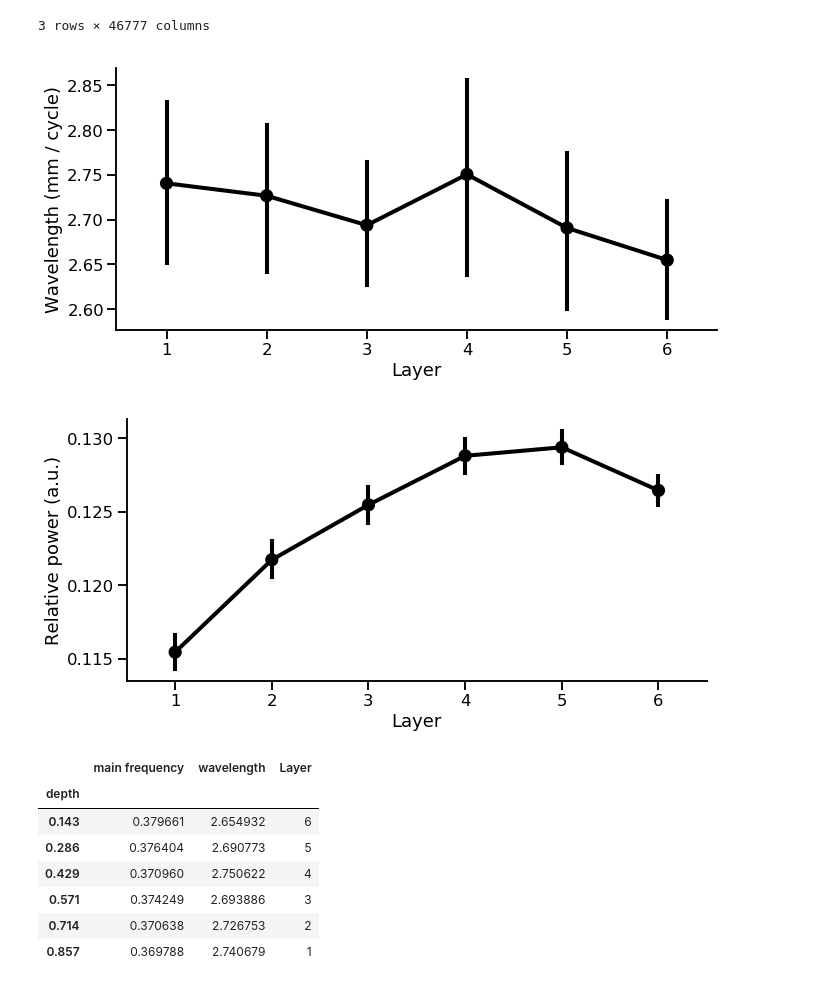
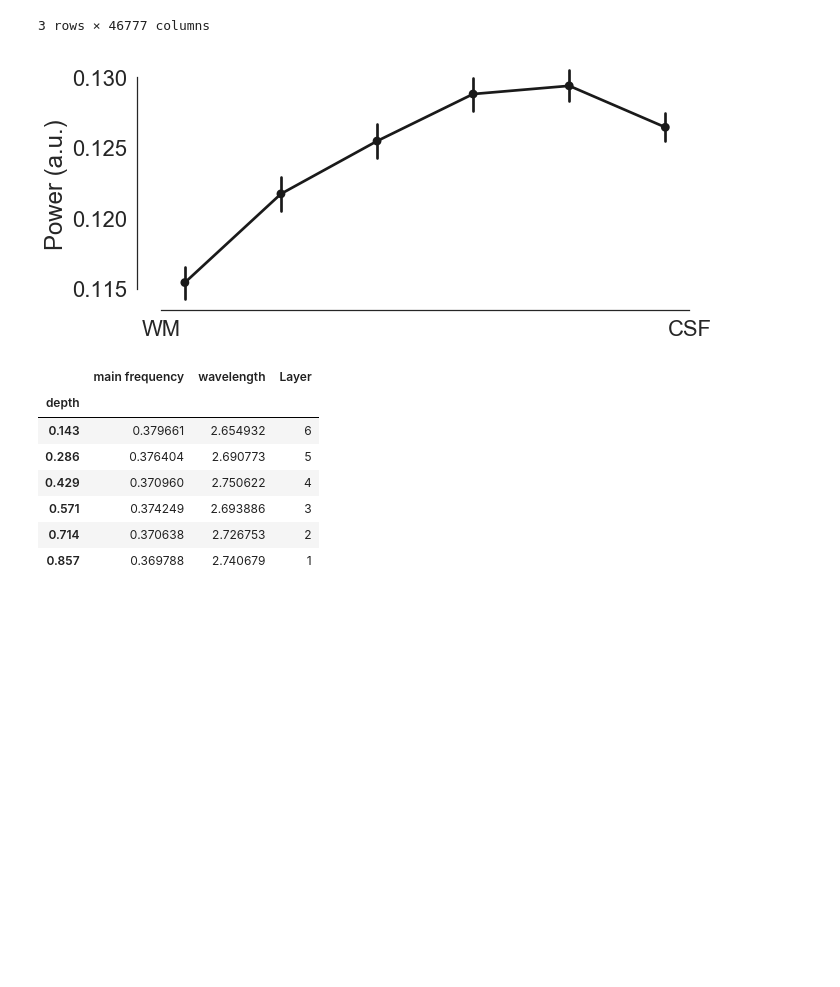
Before and after one commit to VU-Cog-Sci/odc_mapping, a Jupyter notebook: analysis/notebooks/Analyze spatial frequency on surface.ipynb, the cells around one changed output. Cells and saved outputs as stored; diff of their text form; code cells hidden in the pictures; blank space fills up the shorter version.

```diff
--- a/analysis/notebooks/Analyze spatial frequency on surface.ipynb
+++ b/analysis/notebooks/Analyze spatial frequency on surface.ipynb
@@ -114,0 +152,2 @@ mean_wl_energie_across_orientations.T.groupby(['subject', 'session', 'hemi']).me
+# %%
+sns.set(font='helvetica', style='white', font_scale=2.)
@@ -178,0 +274,2 @@ wl['Layer'] = wl.index.get_level_values('depth').map(lambda d: 6 - unique_depths
+# %%
+sns.set(font_scale=2., style='white')
@@ -179,16 +278,17 @@ wl['Layer'] = wl.index.get_level_values('depth').map(lambda d: 6 - unique_depths
 # %%
-fac = sns.catplot('Layer', 'wavelength', data=wl.reset_index(), kind='point', ci=67, aspect=2., color='k')
-fac.set_ylabels('Wavelength (mm / cycle)')
+with PdfPages('/Users/gdehol/Dropbox/Science/7t_binocular/paper/figures/known_patterns/depth_power.pdf') as pdf:
 
-fac.savefig('/Users/gdehol/Dropbox/Science/7t_binocular/paper/figures/figure6/depth_wavelength.pdf')
+    fac = sns.catplot('Layer', 'power', data=power, kind='point', aspect=2., ci=67, color='k')
+    fac.set_ylabels('Power (a.u.)')
+    x_, _ = plt.xticks()
+    plt.xticks([x_[0] - .25, x_[-1]+.25], ['WM', 'CSF'])
+    sns.despine(trim=True)
+    fac.set_xlabels('')
+    # fac.savefig('/Users/gdehol/Dropbox/Science/7t_binocular/paper/figures/known_patterns/depth_power.svg')
 
-
-fac = sns.catplot('Layer', 'power', data=power, kind='point', aspect=2., ci=67, color='k')
-fac.set_ylabels('Relative power (a.u.)')
-fac.savefig('/Users/gdehol/Dropbox/Science/7t_binocular/paper/figures/figure6/depth_power.pdf')
+    pdf.savefig()
 # %% [output]
-[figure, old version]
+[figure, new version]
-[figure, removed]
 # %%
 wl.groupby('depth').mean()
 # %% [output]
```
Also changed, not shown: parts of 18 cells of this notebook, 7 other files.
